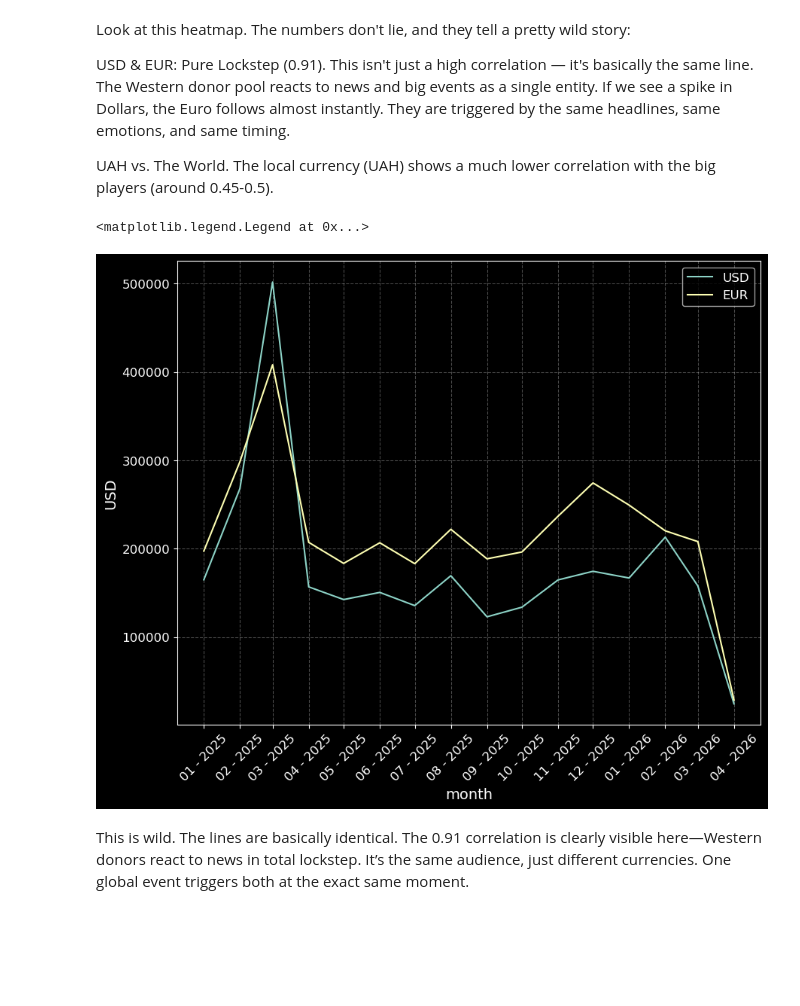
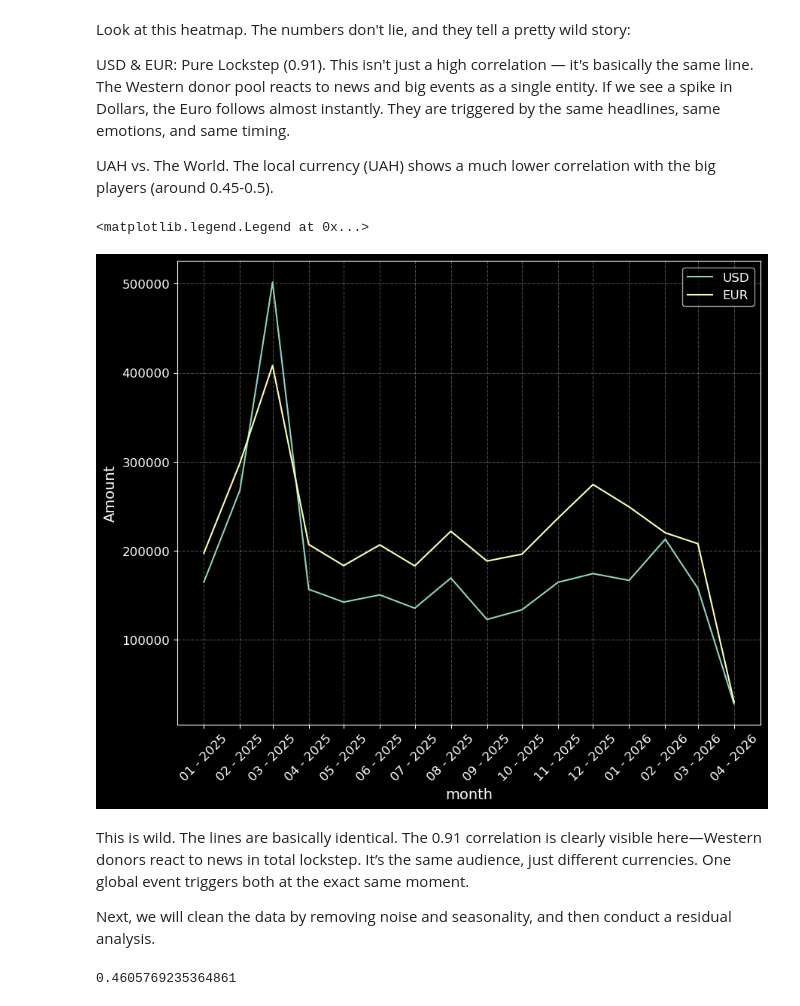
Before and after one commit to Gipnokrolik/ua-aid-intelligence-hub, a Jupyter notebook: notebooks/grassroots_funding_analisys.ipynb, the cells around one changed output. Cells and saved outputs as stored; diff of their text form; code cells hidden in the pictures; blank space fills up the shorter version.

```diff
--- a/notebooks/grassroots_funding_analisys.ipynb
+++ b/notebooks/grassroots_funding_analisys.ipynb
@@ -736,14 +738,17 @@ UAH vs. The World. The local currency (UAH) shows a much lower correlation with
 # %%
 sns.lineplot(x = currency.index, y = currency.USD, label = 'USD')
 sns.lineplot(x = currency.index, y = currency.EUR, label = 'EUR')
 ax = plt.gca()
 ax.xaxis.set_major_formatter(mdates.DateFormatter('%m - %Y'))
 ax.xaxis.set_major_locator(mdates.MonthLocator())
+plt.ylabel('Amount')
 plt.xticks(rotation = 45)
 plt.legend()
 # %% [output]
 <matplotlib.legend.Legend at 0x...>
-[figure, old version]
+[figure, new version]
 # %% [markdown]
 This is wild. The lines are basically identical.
 The 0.91 correlation is clearly visible here—Western donors react to news in total lockstep. It’s the same audience, just different currencies. One global event triggers both at the exact same moment.
+
+Next, we will clean the data by removing noise and seasonality, and then conduct a residual analysis.
@@ -749,0 +764,9 @@ The 0.91 correlation is clearly visible here—Western donors react to news in t
+# %%
+# Extract residuals
+resid_eur = decomp_eur.resid.dropna()
+resid_usd = decomp_usd.resid.dropna()
+# Calculate correlation on residuals
+res_corr = resid_eur.corr(resid_usd)
+res_corr
+# %% [output]
+0.4605769235364861
```
Also changed, not shown: parts of 37 cells of this notebook, 2 other files.
